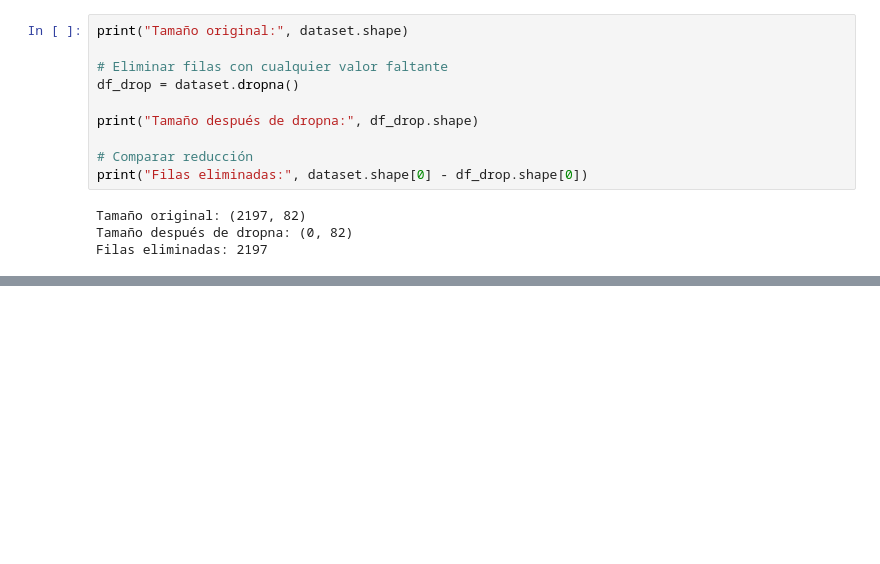
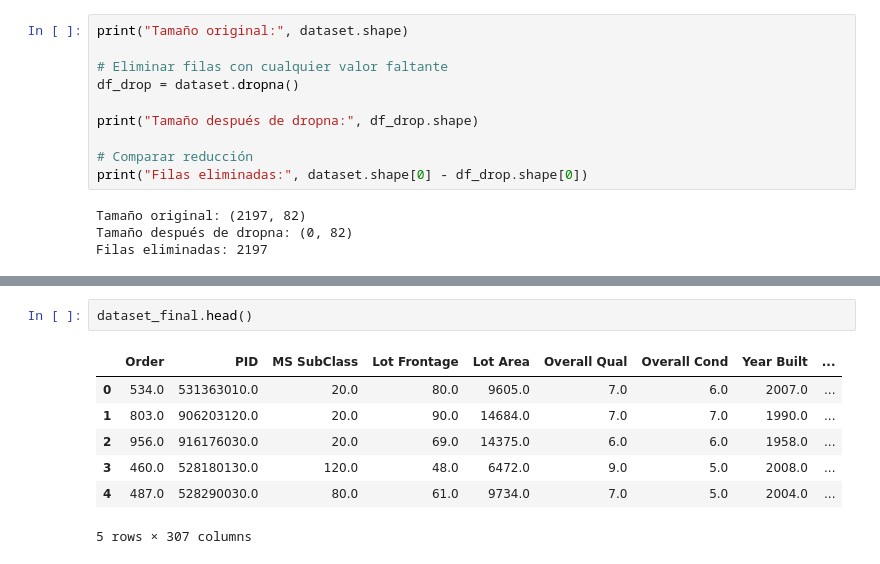
Before and after one commit to logicat1204/SIS420-Datasets, a Jupyter notebook: 1 Ames Housing/1 Ames Housing.ipynb, the cells around one changed output, grey strips where cells are left out. Drawn from its saved outputs; the diff is of its cells as text; blank space fills up the shorter version.

```diff
--- a/1 Ames Housing/1 Ames Housing.ipynb
+++ b/1 Ames Housing/1 Ames Housing.ipynb
@@ -58,0 +132,10 @@ Filas eliminadas: 2197
+# %%
+dataset_final.head()
+# %% [output]
+|  | Order | PID | MS SubClass | Lot Frontage | Lot Area | Overall Qual | Overall Cond | Year Built | ... |
+| 0 | 534.0 | 531363010.0 | 20.0 | 80.0 | 9605.0 | 7.0 | 6.0 | 2007.0 | ... |
+| 1 | 803.0 | 906203120.0 | 20.0 | 90.0 | 14684.0 | 7.0 | 7.0 | 1990.0 | ... |
+| 2 | 956.0 | 916176030.0 | 20.0 | 69.0 | 14375.0 | 6.0 | 6.0 | 1958.0 | ... |
+| 3 | 460.0 | 528180130.0 | 120.0 | 48.0 | 6472.0 | 9.0 | 5.0 | 2008.0 | ... |
+| 4 | 487.0 | 528290030.0 | 80.0 | 61.0 | 9734.0 | 7.0 | 5.0 | 2004.0 | ... |
+5 rows × 307 columns
```
Also changed, not shown: parts of 8 cells of this notebook, 8 other files.
